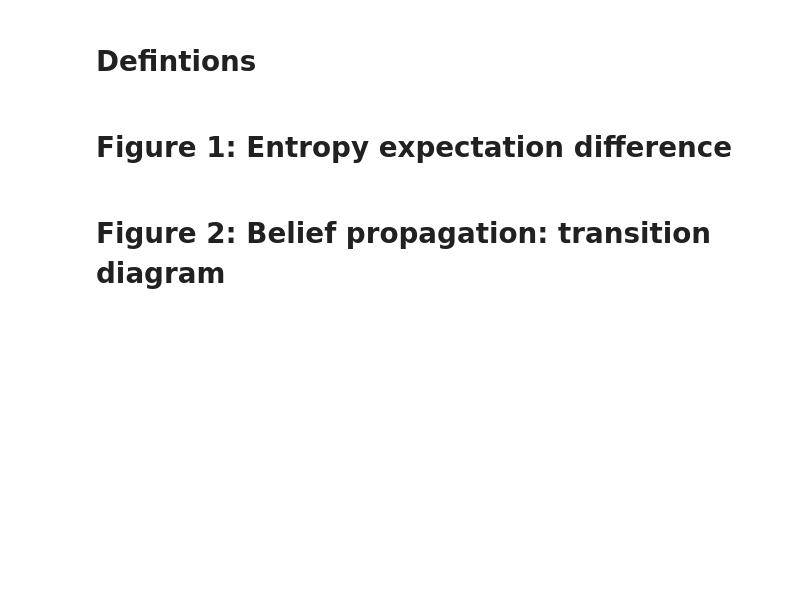
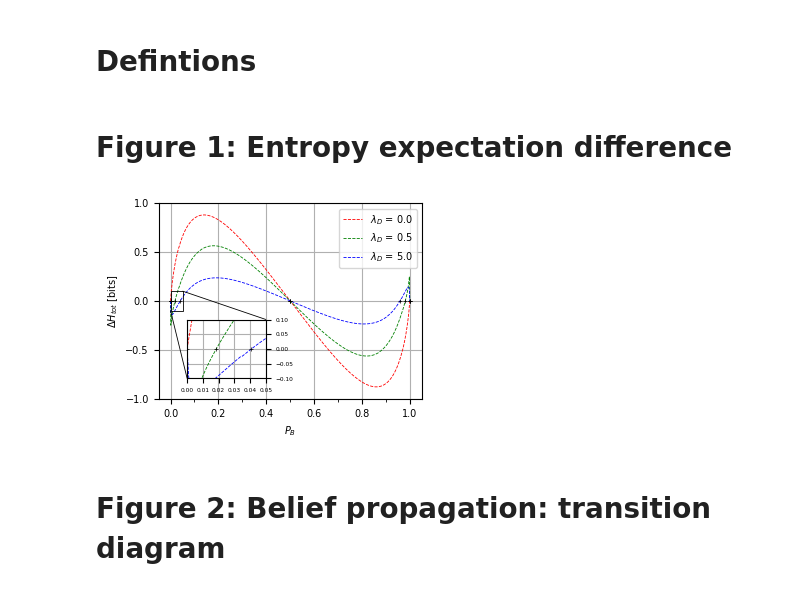
Before and after one commit to marti-m/bayesian_estimation, a Jupyter notebook: BaesianEstPlots.ipynb, the cells around one changed output. Saved outputs shown, nothing was run; the diff lists cells and outputs as text; code cells hidden in the pictures; blank space fills up the shorter version.

```diff
--- a/BaesianEstPlots.ipynb
+++ b/BaesianEstPlots.ipynb
@@ -125,14 +127,19 @@ R_D = (0, 0.5/200, 5/200)
 R_B =  25 / 200
 
 # plot settings
+plot_zeros_vline=False
+plot_zeros_scatter=True
+descriptor=False
+shade=False
+inset = True
+inset_subarray_idx = 50
+
 plt.rc('font', size=font_size)
 plt.rc('axes', titlesize=title_size)
 fig, ax = plt.subplots(1, 1, figsize=(column_width,0.75 * column_width))
+if inset:
+        axins1 = inset_axes(ax, width="100%", height="100%", loc=3, bbox_to_anchor=(0.09,0.08,.3,.3), bbox_transform=ax.transAxes)
 
-plot_zeros_vline=True
-plot_zeros_scatter=True
-descriptor=False
-shade=False
 
 plot_colors = ('r', 'g', 'b')
 H_max = 0.0
@@ -178,35 +185,49 @@ for (R_D_i, color_i) in zip(R_D, plot_colors):
                          alpha=0.2)
 
     # plot zeros
     if plot_zeros_scatter:
         ax.scatter((0, sol_low, 0.5, sol_high, 1), np.zeros(5), color='black', marker='+', s=10, linewidths=0.5, zorder=10)
     if plot_zeros_vline:
         if (R_D_i != 0):
             ax.vlines(sol_low, -H_max, 0, linestyle = '--', linewidth=linewidth/2, color='black')
             ax.vlines(sol_high, -H_max, 0, linestyle = '--', linewidth=linewidth/2, color='black')
     if descriptor and (R_D_i != 0):
         dy = 0.25
         if zero_count == 1:
             ha = 'left'
         else:
             ha = 'right'
         print(ha)
         ax.text(sol_low, -dy, f'$p_B$ = {sol_low:.3f}',ha=ha, va='top', rotation = 90, fontsize='small')
         ax.text(sol_high,dy, f'$p_B$ = {sol_high:.3f}',ha=ha, va='bottom', rotation = 90, fontsize='small')
         zero_count+=1
 
-    ax.plot(p_b, H_diff_tot, linewidth=linewidth, linestyle = '--', color=color_i, label=f'$R_D$ = {R_D_i:.3f}')
+    ax.plot(p_b, H_diff_tot, linewidth=linewidth, linestyle = '--', color=color_i, label=f'$\lambda_D$ = {R_D_i*200:.1f}')
+    # inset for zeros
+    if inset:
+        axins1.plot(p_b[:inset_subarray_idx+1], H_diff_tot[:inset_subarray_idx+1], linewidth=linewidth, linestyle = '--', color=color_i)
+        if plot_zeros_scatter:
+            axins1.scatter(sol_low, 0, color='black', marker='+', s=10, linewidths=0.5, zorder=10)
 
-print(H_max)
 # axis and settings
 ax.set_xlabel('$P_{B}$')
 ax.xaxis.set_major_locator(MultipleLocator(0.2))
 ax.xaxis.set_minor_locator(MultipleLocator(0.1))
 ax.set_yticks(np.arange(-H_max, H_max+0.5, 0.5))
 ax.set_ylabel('$\Delta H_{tot}$ [bits]')
 ax.grid('all')
+if inset:
+    axins1.set_xticks(np.arange(0.00, 0.06, 0.01))
+    axins1.set_xlim(left=0, right=p_b[inset_subarray_idx])
+    axins1.tick_params(labelsize=0.6*font_size)
+    axins1.set_ylim(bottom=-0.1, top=0.1)
+    axins1.yaxis.tick_right()
+    axins1.grid('all')
+    mark_inset(ax, axins1, loc1=1, loc2=3, edgecolor="black", linewidth=linewidth, zorder=19)
 fig.legend(bbox_to_anchor=(.4, 0.375, 0.5, 0.5))
 fig.savefig("entropy_difference_tot.pdf", bbox_inches='tight')
+# %% [output]
+[figure, added]
 # %% [markdown]
 # Figure 2: Belief propagation: transition diagram
 # %%
```
Also changed, not shown: parts of 12 cells of this notebook, 8 other files.
